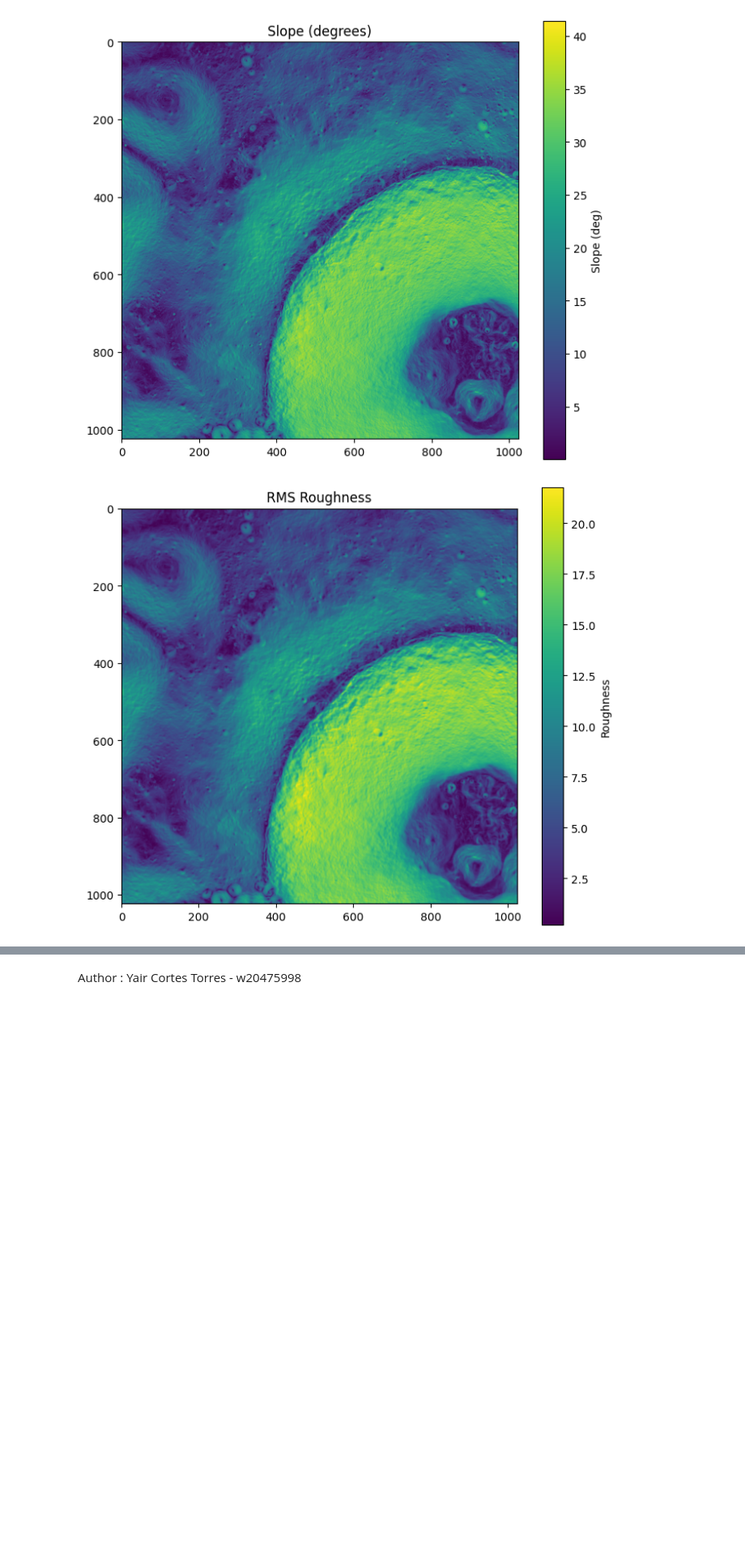
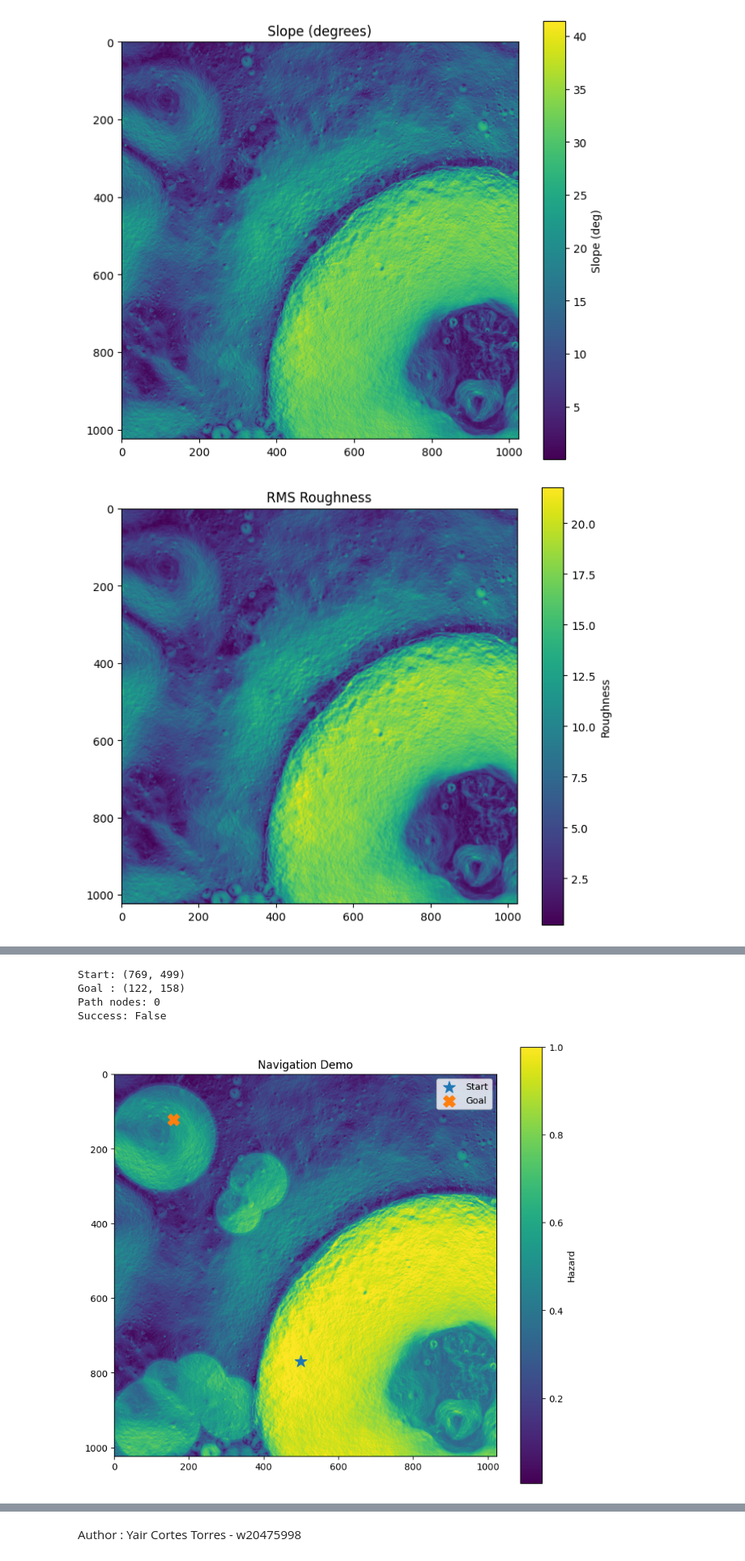
Before and after one commit to Log-Yair/Endymion, a Jupyter notebook: notebooks/Endymion_Viva_Demo.ipynb, the cells around one changed output, grey strips where cells are left out. Shown at 81% size. Cells and saved outputs as stored; diff of their text form; code cells hidden in the pictures; blank space fills up the shorter version.

Commit message:
refactor the notebook to implement running a saved and a new navigation run

```diff
--- a/notebooks/Endymion_Viva_Demo.ipynb
+++ b/notebooks/Endymion_Viva_Demo.ipynb
@@ -396,0 +373,52 @@ In the final project, the terrain-only baseline remained the strongest overall i
+# %%
+# - Loads the active navigation run selected in the previous cell.
+# - Works for both saved and fresh runs.
+
+hazard = np.load(ACTIVE_RUN_DIR / "hazard.npy")
+cost = np.load(ACTIVE_RUN_DIR / "cost.npy")
+path_rc = np.load(ACTIVE_RUN_DIR / "path_rc.npy")
+
+with open(ACTIVE_RUN_DIR / "nav_meta.json", "r", encoding="utf-8") as f:
+    nav_meta = json.load(f)
+
+nav = nav_meta.get("nav_meta", nav_meta)
+start_rc = tuple(nav["start_rc"])
+goal_rc = tuple(nav["goal_rc"])
+
+metrics = None
+metrics_path = ACTIVE_RUN_DIR / "metrics.json"
+if metrics_path.exists():
+    with open(metrics_path, "r", encoding="utf-8") as f:
+        metrics = json.load(f)
+
+print("Start:", start_rc)
+print("Goal :", goal_rc)
+print("Path nodes:", len(path_rc))
+print("Success:", nav.get("result", {}).get("success", None))
+# %% [output]
+Start: (769, 499)
+Goal : (122, 158)
+Path nodes: 0
+Success: False
+# %%
+# - Simpler route plot for the viva:
+#     * thicker route
+#     * obvious start/goal markers
+#     * no extra helper functions
+
+plt.figure(figsize=(8, 7))
+plt.imshow(hazard)
+plt.title("Navigation Demo")
+plt.colorbar(label="Hazard")
+
+if len(path_rc) > 0:
+    plt.plot(path_rc[:, 1], path_rc[:, 0], linewidth=3, color="white", label="Route")
+
+plt.scatter(start_rc[1], start_rc[0], s=180, marker="*", label="Start")
+plt.scatter(goal_rc[1], goal_rc[0], s=160, marker="X", label="Goal")
+
+plt.legend(loc="upper right")
+plt.tight_layout()
+plt.show()
+# %% [output]
+[figure, added]
```
Also changed, not shown: parts of 41 cells of this notebook.
